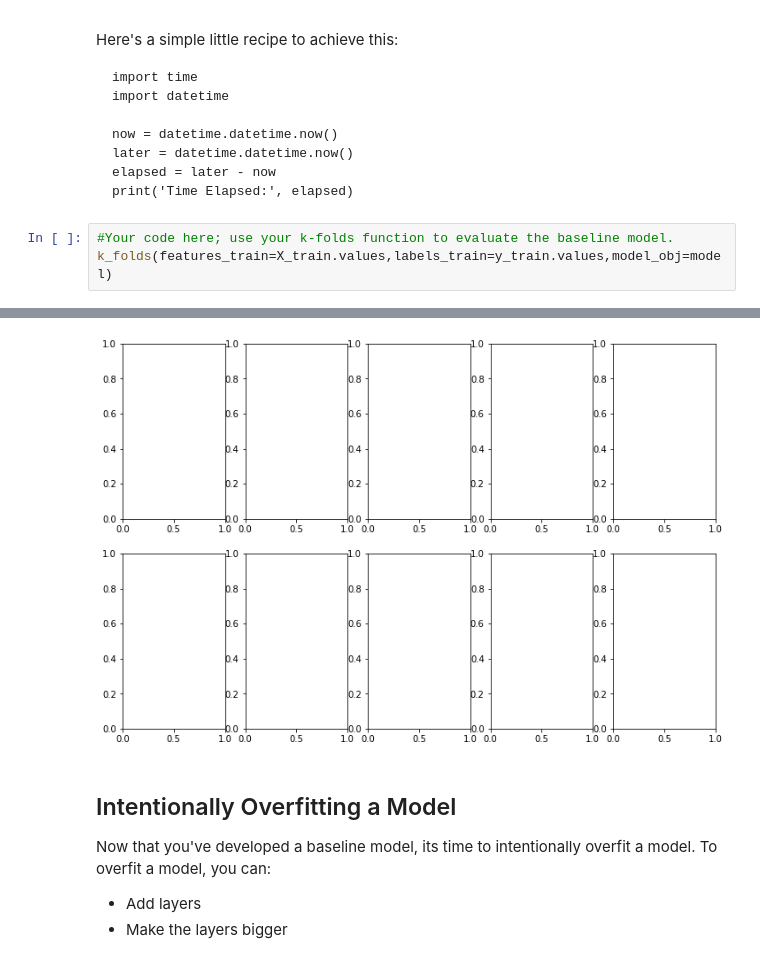
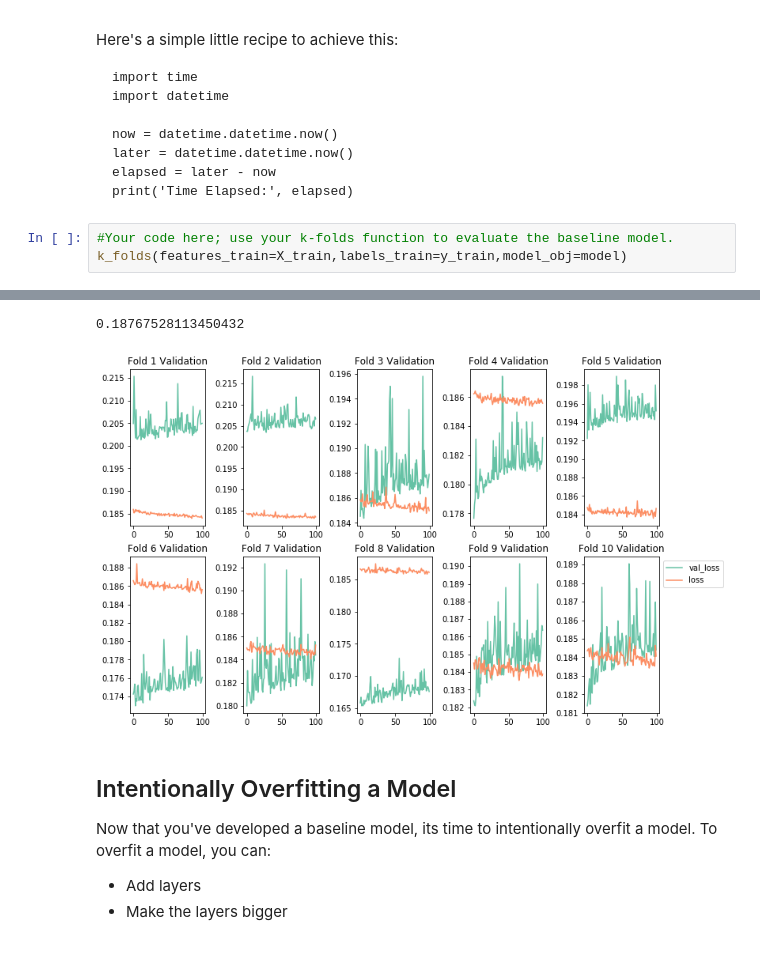
Before and after one commit to ktzioumis/dsc-04-42-06-tuning-and-optimizing-neural-networks-lab-online-ds-pt-112618, a Jupyter notebook: index.ipynb, the cells around one changed output, grey strips where cells are left out. Saved outputs shown, nothing was run; the diff lists cells and outputs as text.

````diff
--- a/index.ipynb
+++ b/index.ipynb
@@ -292,5 +292,5 @@ print('Time Elapsed:', elapsed)
 ```
 # %%
 #Your code here; use your k-folds function to evaluate the baseline model.
-k_folds(features_train=X_train.values,labels_train=y_train.values,model_obj=model)
+k_folds(features_train=X_train,labels_train=y_train,model_obj=model)
 # %% [output]
@@ -298,4 +309,5 @@ AttributeError: 'numpy.ndarray' object has no attribute 'iloc'
+0.18767528113450432
-[figure, old version]
+[figure, new version]
 # %% [markdown]
 ## Intentionally Overfitting a Model
 
````
Also changed, not shown: parts of 5 cells of this notebook.
